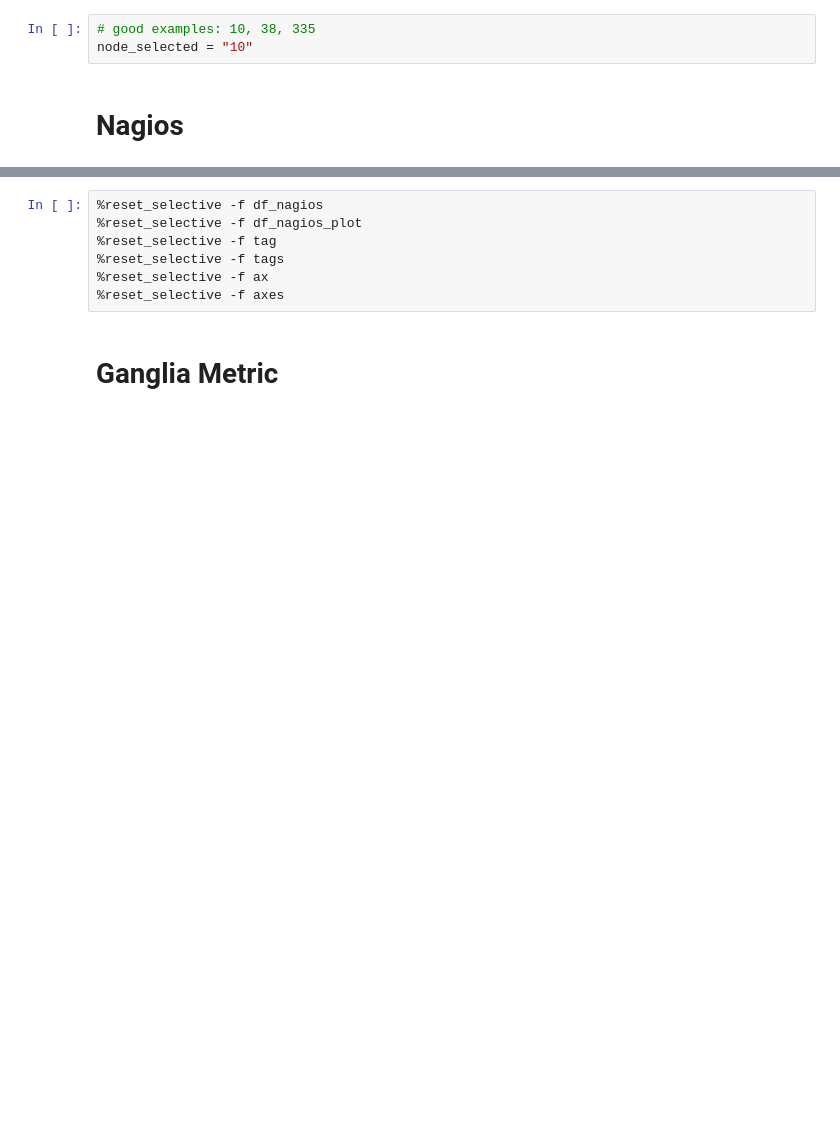
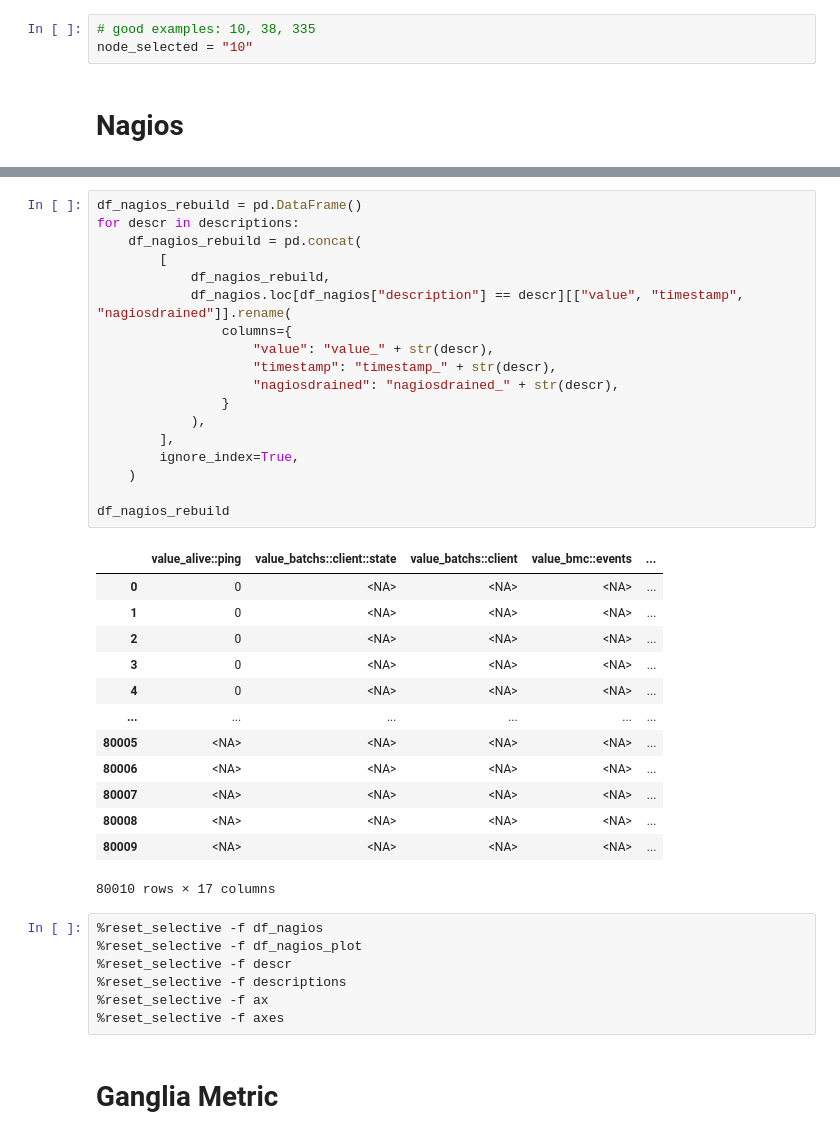
Before and after one commit to RiccardoEvangelisti/Anomaly-Detection, a Jupyter notebook: Data_Visualization.ipynb, the cells around one changed output, grey strips where cells are left out. Cells and saved outputs as stored; diff of their text form; blank space fills up the shorter version.

```diff
--- a/Data_Visualization.ipynb
+++ b/Data_Visualization.ipynb
@@ -222,8 +278,40 @@ if GRAPHS:
+# %%
+df_nagios_rebuild = pd.DataFrame()
+for descr in descriptions:
+    df_nagios_rebuild = pd.concat(
+        [
+            df_nagios_rebuild,
+            df_nagios.loc[df_nagios["description"] == descr][["value", "timestamp", "nagiosdrained"]].rename(
+                columns={
+                    "value": "value_" + str(descr),
+                    "timestamp": "timestamp_" + str(descr),
+                    "nagiosdrained": "nagiosdrained_" + str(descr),
+                }
+            ),
+        ],
+        ignore_index=True,
+    )
+
+df_nagios_rebuild
+# %% [output]
+|  | value_alive::ping | value_batchs::client::state | value_batchs::client | value_bmc::events | ... |
+| 0 | 0 | <NA> | <NA> | <NA> | ... |
+| 1 | 0 | <NA> | <NA> | <NA> | ... |
+| 2 | 0 | <NA> | <NA> | <NA> | ... |
+| 3 | 0 | <NA> | <NA> | <NA> | ... |
+| 4 | 0 | <NA> | <NA> | <NA> | ... |
+| ... | ... | ... | ... | ... | ... |
+| 80005 | <NA> | <NA> | <NA> | <NA> | ... |
+| 80006 | <NA> | <NA> | <NA> | <NA> | ... |
+| 80007 | <NA> | <NA> | <NA> | <NA> | ... |
+| 80008 | <NA> | <NA> | <NA> | <NA> | ... |
+| 80009 | <NA> | <NA> | <NA> | <NA> | ... |
+80010 rows × 17 columns
 # %%
 %reset_selective -f df_nagios
 %reset_selective -f df_nagios_plot
-%reset_selective -f tag
-%reset_selective -f tags
+%reset_selective -f descr
+%reset_selective -f descriptions
 %reset_selective -f ax
 %reset_selective -f axes
 # %% [markdown]
```
Also changed, not shown: parts of 34 cells of this notebook, 4 other files.
